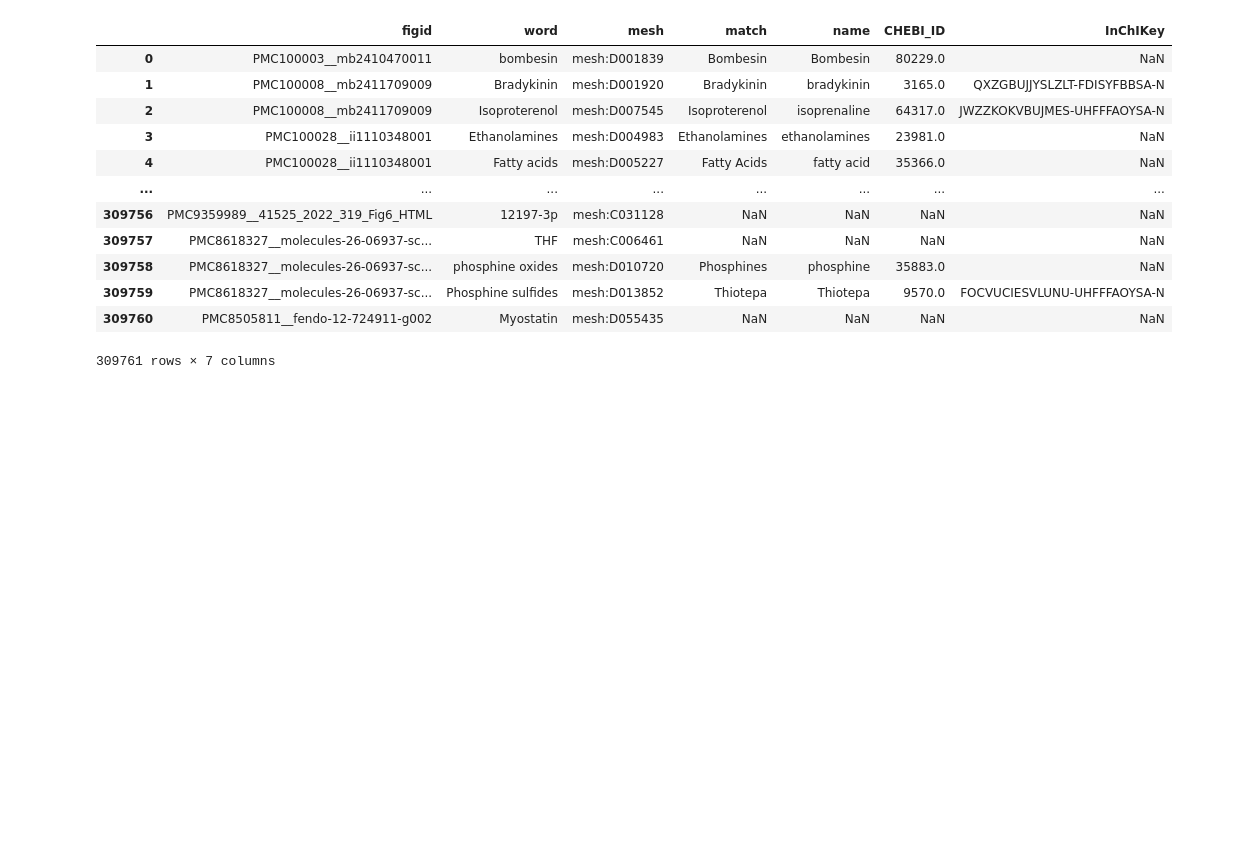
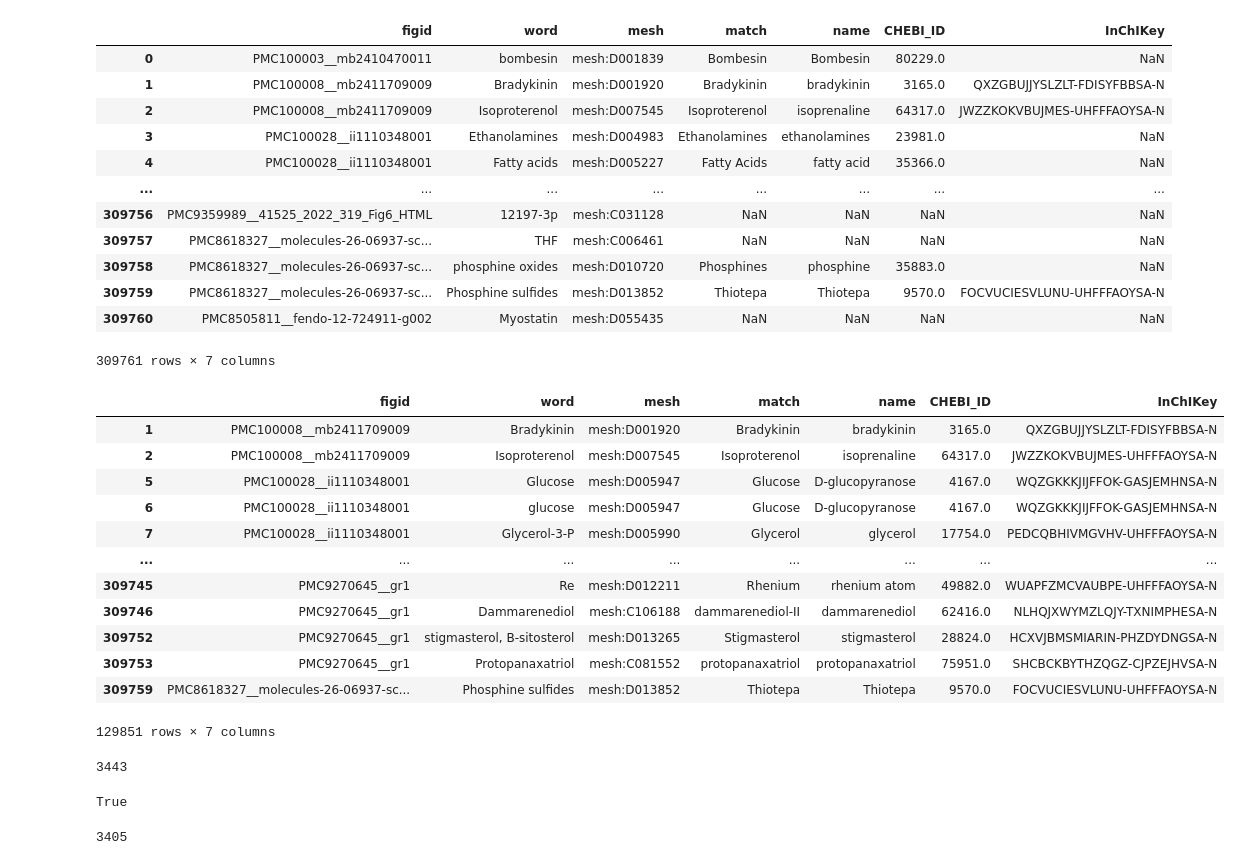
Before and after one commit to kozo2/mb-2023_poster, a Jupyter notebook: count_inchikeys_in_pathwaydbs.ipynb, the cells around one changed output. Cells and saved outputs as stored; diff of their text form; code cells hidden in the pictures; blank space fills up the shorter version.

```diff
--- a/count_inchikeys_in_pathwaydbs.ipynb
+++ b/count_inchikeys_in_pathwaydbs.ipynb
@@ -512,3 +513,22 @@ pfocr_df
 | 309759 | PMC8618327__molecules-26-06937-sc... | Phosphine sulfides | mesh:D013852 | Thiotepa | Thiotepa | 9570.0 | FOCVUCIESVLUNU-UHFFFAOYSA-N |
 | 309760 | PMC8505811__fendo-12-724911-g002 | Myostatin | mesh:D055435 | NaN | NaN | NaN | NaN |
 309761 rows × 7 columns
+# %%
+# select rows that the "InChIKey" column value is not NaN from pfocr_df
+pfocr_df_has_inchikey = pfocr_df[~pd.isnull(pfocr_df["InChIKey"])]
+# %%
+pfocr_df_has_inchikey
+# %% [output]
+|  | figid | word | mesh | match | name | CHEBI_ID | InChIKey |
+| 1 | PMC100008__mb2411709009 | Bradykinin | mesh:D001920 | Bradykinin | bradykinin | 3165.0 | QXZGBUJJYSLZLT-FDISYFBBSA-N |
+| 2 | PMC100008__mb2411709009 | Isoproterenol | mesh:D007545 | Isoproterenol | isoprenaline | 64317.0 | JWZZKOKVBUJMES-UHFFFAOYSA-N |
+| 5 | PMC100028__ii1110348001 | Glucose | mesh:D005947 | Glucose | D-glucopyranose | 4167.0 | WQZGKKKJIJFFOK-GASJEMHNSA-N |
+| 6 | PMC100028__ii1110348001 | glucose | mesh:D005947 | Glucose | D-glucopyranose | 4167.0 | WQZGKKKJIJFFOK-GASJEMHNSA-N |
+| 7 | PMC100028__ii1110348001 | Glycerol-3-P | mesh:D005990 | Glycerol | glycerol | 17754.0 | PEDCQBHIVMGVHV-UHFFFAOYSA-N |
+| ... | ... | ... | ... | ... | ... | ... | ... |
+| 309745 | PMC9270645__gr1 | Re | mesh:D012211 | Rhenium | rhenium atom | 49882.0 | WUAPFZMCVAUBPE-UHFFFAOYSA-N |
+| 309746 | PMC9270645__gr1 | Dammarenediol | mesh:C106188 | dammarenediol-II | dammarenediol | 62416.0 | NLHQJXWYMZLQJY-TXNIMPHESA-N |
+| 309752 | PMC9270645__gr1 | stigmasterol, B-sitosterol | mesh:D013265 | Stigmasterol | stigmasterol | 28824.0 | HCXVJBMSMIARIN-PHZDYDNGSA-N |
+| 309753 | PMC9270645__gr1 | Protopanaxatriol | mesh:C081552 | protopanaxatriol | protopanaxatriol | 75951.0 | SHCBCKBYTHZQGZ-CJPZEJHVSA-N |
+| 309759 | PMC8618327__molecules-26-06937-sc... | Phosphine sulfides | mesh:D013852 | Thiotepa | Thiotepa | 9570.0 | FOCVUCIESVLUNU-UHFFFAOYSA-N |
+129851 rows × 7 columns
@@ -514,0 +538,10 @@ pfocr_df
+# %%
+# get length of unique_pfocr_inchikey
+len(unique_pfocr_inchikey)
+# %% [output]
+3443
+# %%
+# check that unique_pfocr_inchikey does not have duplicates
+len(unique_pfocr_inchikey) == len(set(unique_pfocr_inchikey))
+# %% [output]
+True
@@ -514,0 +551,5 @@ pfocr_df
+# %%
+# get unique elements of unique_pfocr_inchikey_prefix
+len(set(unique_pfocr_inchikey_prefix))
+# %% [output]
+3405
```
Also changed, not shown: parts of 16 cells of this notebook.
